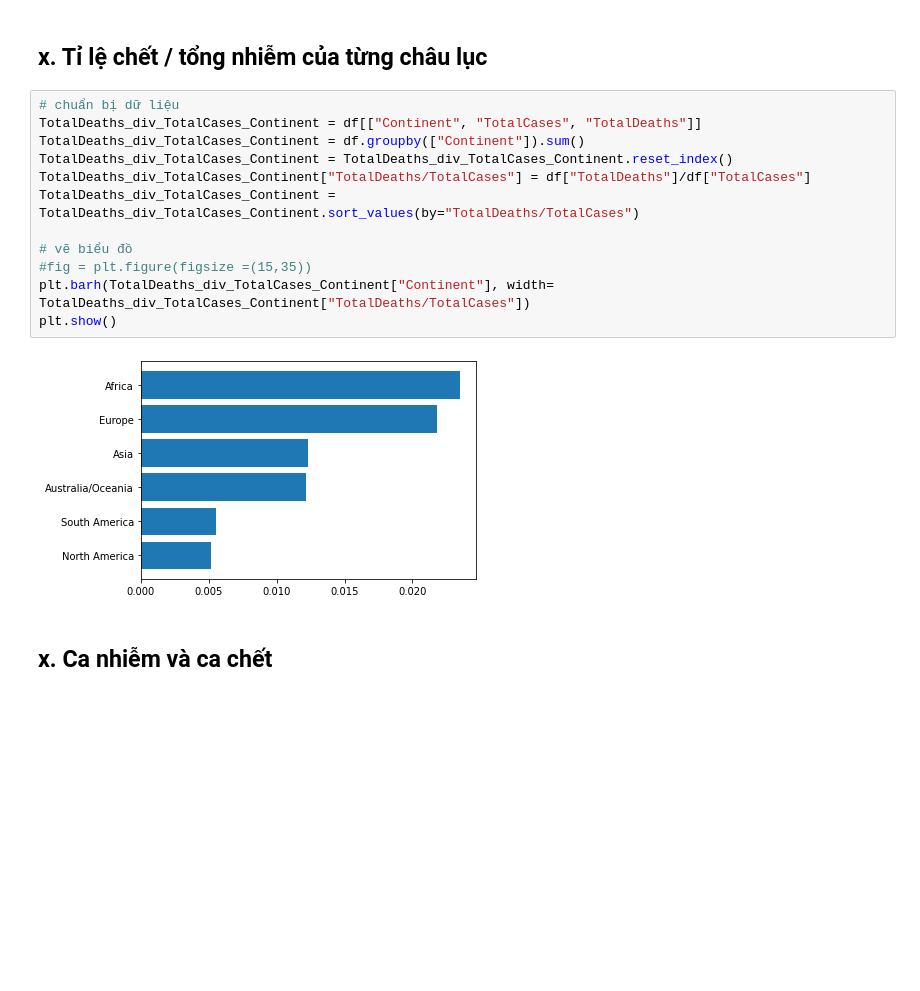
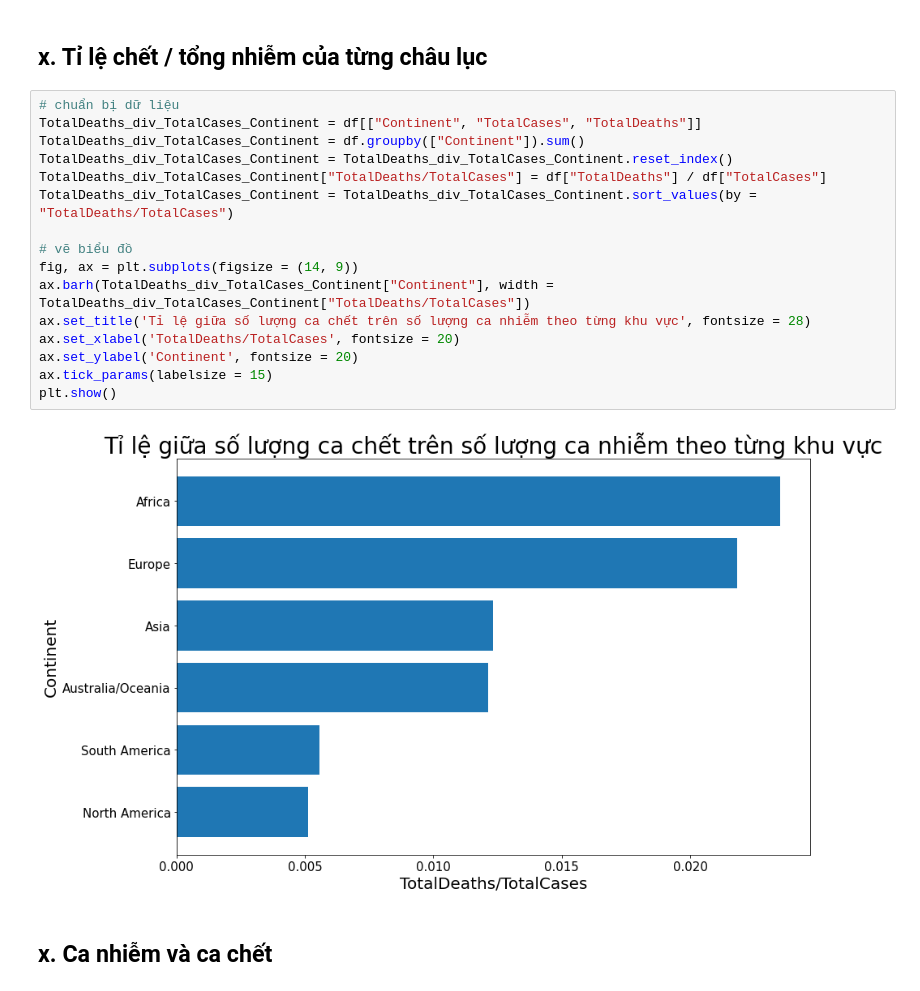
Before and after one commit to vt-khang/Lab01_DataRelationship, a Jupyter notebook: Visualization_Khai.ipynb, the cells around one changed output. Saved outputs shown, nothing was run; the diff lists cells and outputs as text; blank space fills up the shorter version.

```diff
--- a/Visualization_Khai.ipynb
+++ b/Visualization_Khai.ipynb
@@ -179,17 +179,21 @@ plt.show()
 # %%
 # chuẩn bị dữ liệu
 TotalDeaths_div_TotalCases_Continent = df[["Continent", "TotalCases", "TotalDeaths"]]
 TotalDeaths_div_TotalCases_Continent = df.groupby(["Continent"]).sum()
 TotalDeaths_div_TotalCases_Continent = TotalDeaths_div_TotalCases_Continent.reset_index()
-TotalDeaths_div_TotalCases_Continent["TotalDeaths/TotalCases"] = df["TotalDeaths"]/df["TotalCases"]
-TotalDeaths_div_TotalCases_Continent = TotalDeaths_div_TotalCases_Continent.sort_values(by="TotalDeaths/TotalCases")
+TotalDeaths_div_TotalCases_Continent["TotalDeaths/TotalCases"] = df["TotalDeaths"] / df["TotalCases"]
+TotalDeaths_div_TotalCases_Continent = TotalDeaths_div_TotalCases_Continent.sort_values(by = "TotalDeaths/TotalCases")
 
 # vẽ biểu đồ
-#fig = plt.figure(figsize =(15,35))
-plt.barh(TotalDeaths_div_TotalCases_Continent["Continent"], width= TotalDeaths_div_TotalCases_Continent["TotalDeaths/TotalCases"])
+fig, ax = plt.subplots(figsize = (14, 9))
+ax.barh(TotalDeaths_div_TotalCases_Continent["Continent"], width = TotalDeaths_div_TotalCases_Continent["TotalDeaths/TotalCases"])
+ax.set_title('Tỉ lệ giữa số lượng ca chết trên số lượng ca nhiễm theo từng khu vực', fontsize = 28)
+ax.set_xlabel('TotalDeaths/TotalCases', fontsize = 20)
+ax.set_ylabel('Continent', fontsize = 20)
+ax.tick_params(labelsize = 15)
 plt.show()
 # %% [output]
-[figure, old version]
+[figure, new version]
 # %% [markdown]
 ## x. Ca nhiễm và ca chết
 # %%
```
Also changed, not shown: 1 other file.
